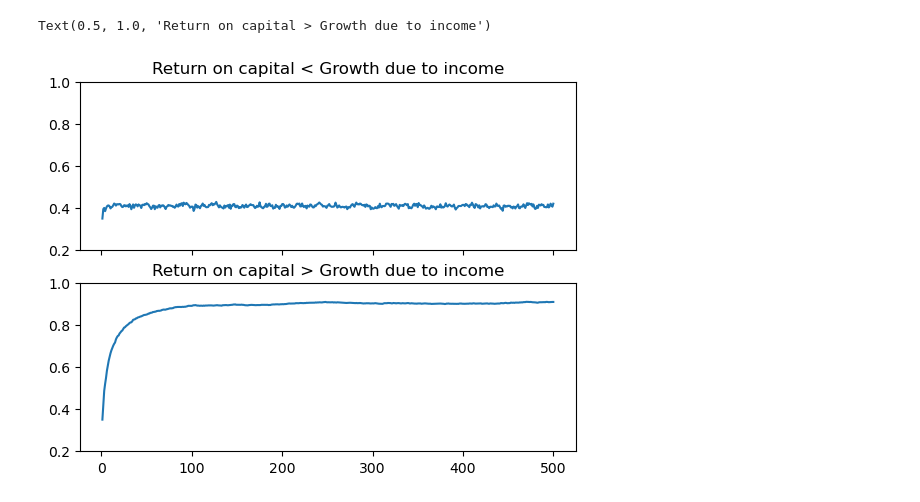
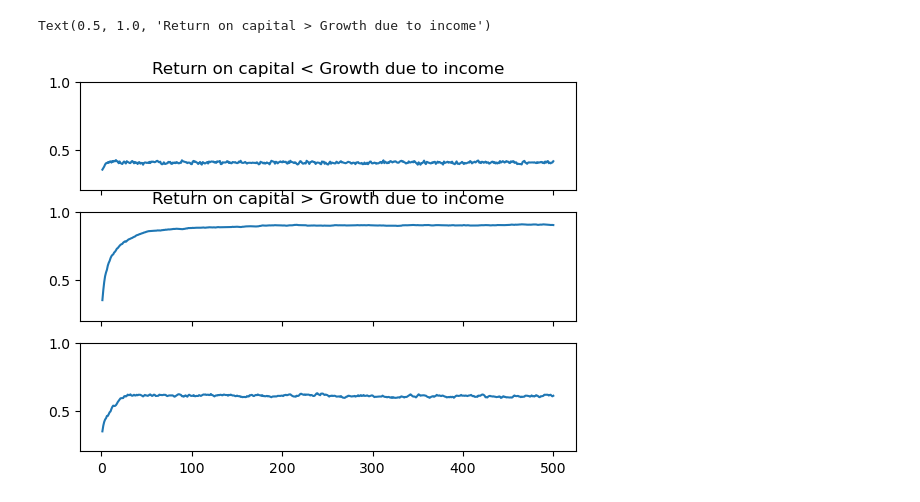
Before and after one commit to Haoran-Jie/EconomicInequality_Simulator_Investigation, a Jupyter notebook: tick4.ipynb, the cells around one changed output. Drawn from its saved outputs; the diff is of its cells as text; code cells hidden in the pictures.

```diff
--- a/tick4.ipynb
+++ b/tick4.ipynb
@@ -44,14 +44,15 @@ def kin_exchange_world(world):
     return world
 
 # Iteration
-def iterate_once(world,incomes,capreturn_econgrowth_ratio):
+def iterate_once(world,incomes,capreturn_econgrowth_ratio,kin_exchange_flag=True):
     total_wealth = np.sum(world)
     total_econgrowth = np.sum(incomes)
     capreturn = total_econgrowth*capreturn_econgrowth_ratio
     growth_factor = capreturn/total_econgrowth
     world *= growth_factor
     world += incomes
-    kin_exchange_world(world)
+    if(kin_exchange_flag):
+        kin_exchange_world(world)
     wealth_normalization(world)
     return world
 
@@ -79,7 +80,7 @@ ratioo = 0.7
 world_1 = people_wealth.copy()
 ginis_1 = []
 for i in range(time_period):
-    iterate_once(world_1,incomes,ratioo)
+    iterate_once(world_1,incomes,ratioo,kin_exchange_flag=False)
     ginis_1.append(gini(world_1.copy()))
 # %%
 # Return on capital < Growth due to income
@@ -89,7 +90,7 @@ ratioo = 20
 world_2 = people_wealth.copy()
 ginis_2 = []
 for i in range(time_period):
-    iterate_once(world_2,incomes,ratioo)
+    iterate_once(world_2,incomes,ratioo,kin_exchange_flag=False)
     ginis_2.append(gini(world_2.copy()))
 # %%
 # Return on capital = Growth due to income
@@ -99,19 +100,20 @@ ratioo = 1
 world_3 = people_wealth.copy()
 ginis_3 = []
 for i in range(time_period):
-    iterate_once(world_3,incomes,ratioo)
+    iterate_once(world_3,incomes,ratioo,kin_exchange_flag=False)
     ginis_3.append(gini(world_3.copy()))
 # %%
 #Graph plot
 
-fig, axes = plt.subplots(2,1,sharex=True,sharey=True)
+fig, axes = plt.subplots(3,1,sharex=True,sharey=True)
 axes[0].plot(np.arange(1,501),ginis_1)
 axes[1].plot(np.arange(1,501),ginis_2)
+axes[2].plot(np.arange(1,501),ginis_3)
 
 axes[0].set_ylim([0.2,1])
 
 axes[0].set_title("Return on capital < Growth due to income")
 axes[1].set_title("Return on capital > Growth due to income")
 # %% [output]
 Text(0.5, 1.0, 'Return on capital > Growth due to income')
-[figure, old version]
+[figure, new version]
```
Also changed, not shown: parts of 1 cell of this notebook.
